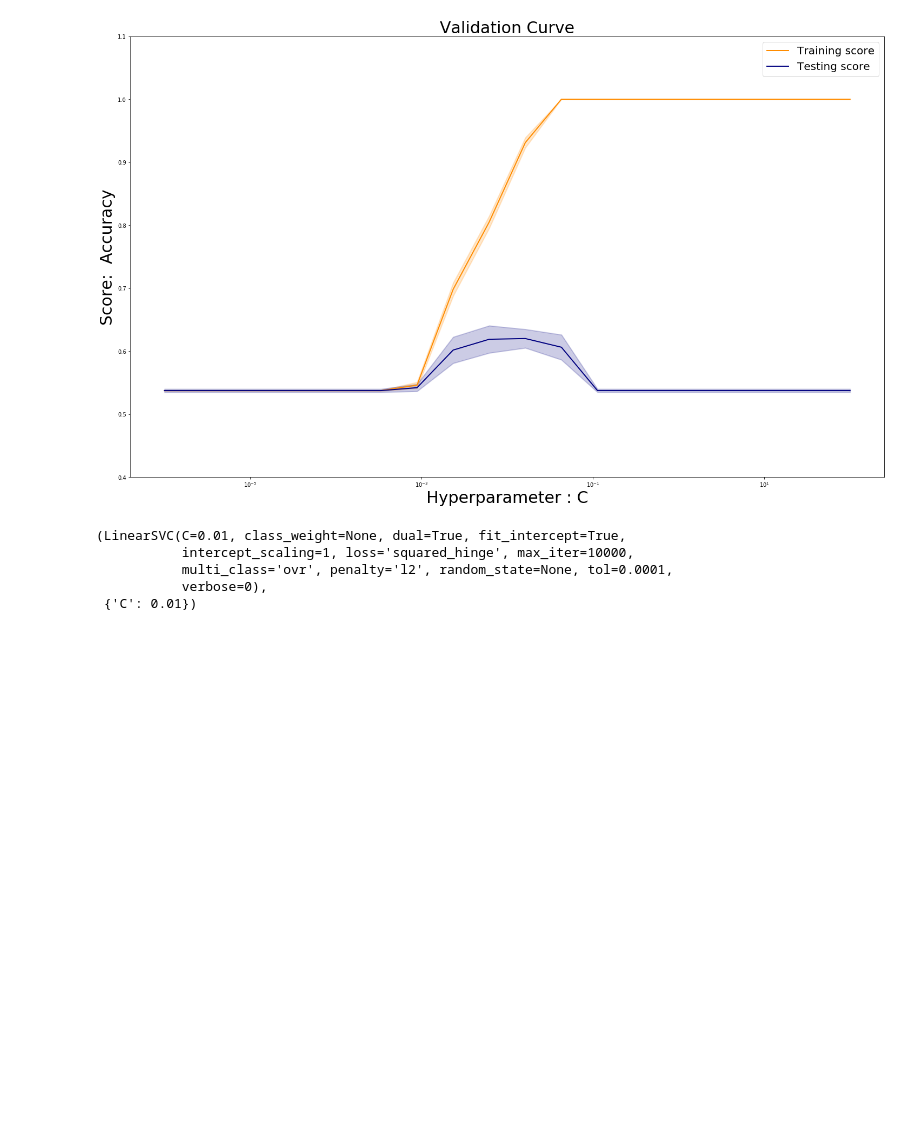
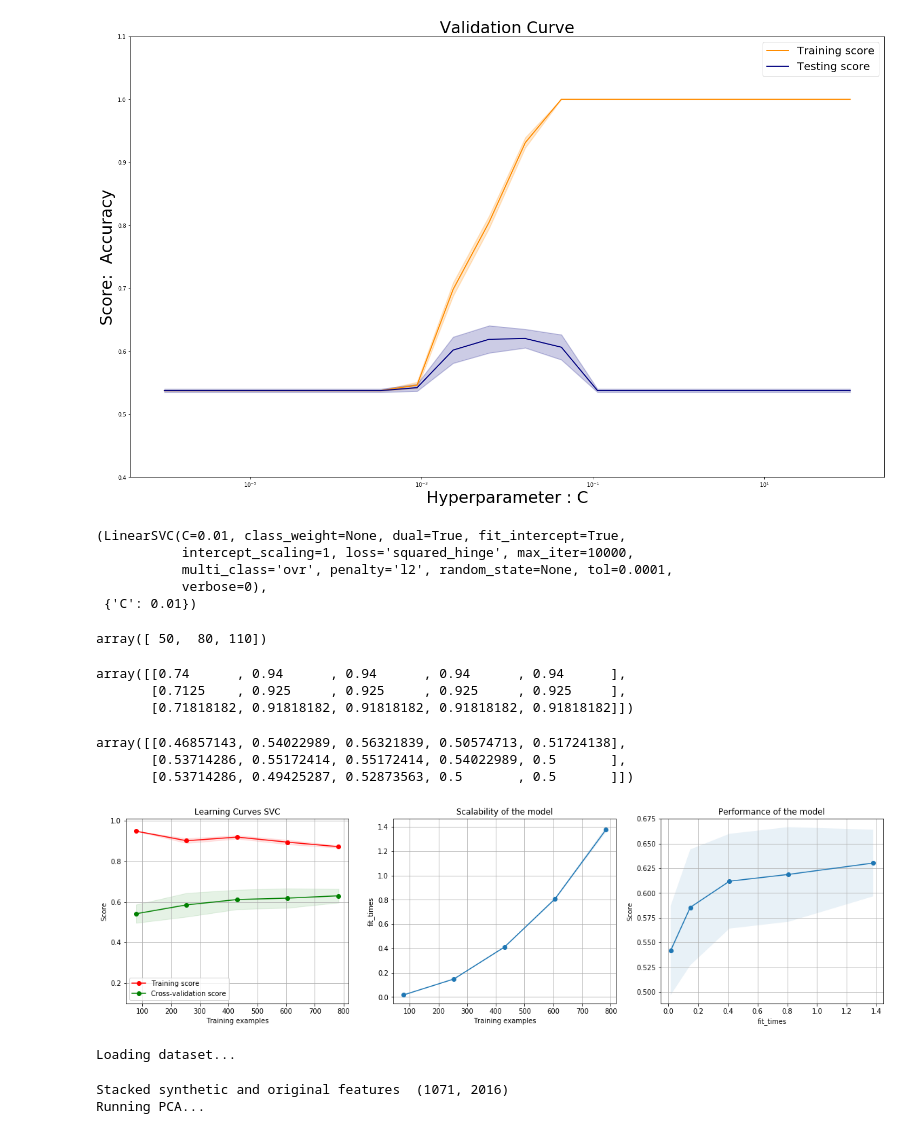
Before and after one commit to sanjana-ryali/nai, a Jupyter notebook: hyperparameters-validation-score.ipynb, the cells around one changed output. Saved outputs shown, nothing was run; the diff lists cells and outputs as text; code cells hidden in the pictures; blank space fills up the shorter version.

Commit message:
add learning curve

```diff
--- a/hyperparameters-validation-score.ipynb
+++ b/hyperparameters-validation-score.ipynb
@@ -161,0 +227,3 @@ best_estimator(LinearSVC(max_iter=10000), param_grid_SVC, X_features, y_target,
+# %%
+model_SVC = LinearSVC(C=0.01)
+title = r"Learning Curves SVC"
@@ -161,0 +233,31 @@ best_estimator(LinearSVC(max_iter=10000), param_grid_SVC, X_features, y_target,
+# %%
+train_sizes
+# %% [output]
+array([ 50,  80, 110])
+# %%
+train_scores
+# %% [output]
+array([[0.74      , 0.94      , 0.94      , 0.94      , 0.94      ],
+       [0.7125    , 0.925     , 0.925     , 0.925     , 0.925     ],
+       [0.71818182, 0.91818182, 0.91818182, 0.91818182, 0.91818182]])
+# %%
+test_scores
+# %% [output]
+array([[0.46857143, 0.54022989, 0.56321839, 0.50574713, 0.51724138],
+       [0.53714286, 0.55172414, 0.55172414, 0.54022989, 0.5       ],
+       [0.53714286, 0.49425287, 0.52873563, 0.5       , 0.5       ]])
+# %%
+plot_learning_curve(model_SVC, title, X_features, y_target, ylim=(0.1, 1.01),
+                    cv=10, n_jobs=4)
+# %% [output]
+[figure, added]
+# %%
+import prepare_data
+data_dir = os.path.join(os.sep,"/home/ubuntu/nai")
+output_dir = data_dir
+
+X_synth, y_synth = prepare_data.fetch_generated_data(data_dir,output_dir)
+# %% [output]
+Loading dataset...
+Stacked synthetic and original features  (1071, 2016)
+Running PCA...
```
Also changed, not shown: parts of 4 cells of this notebook.
